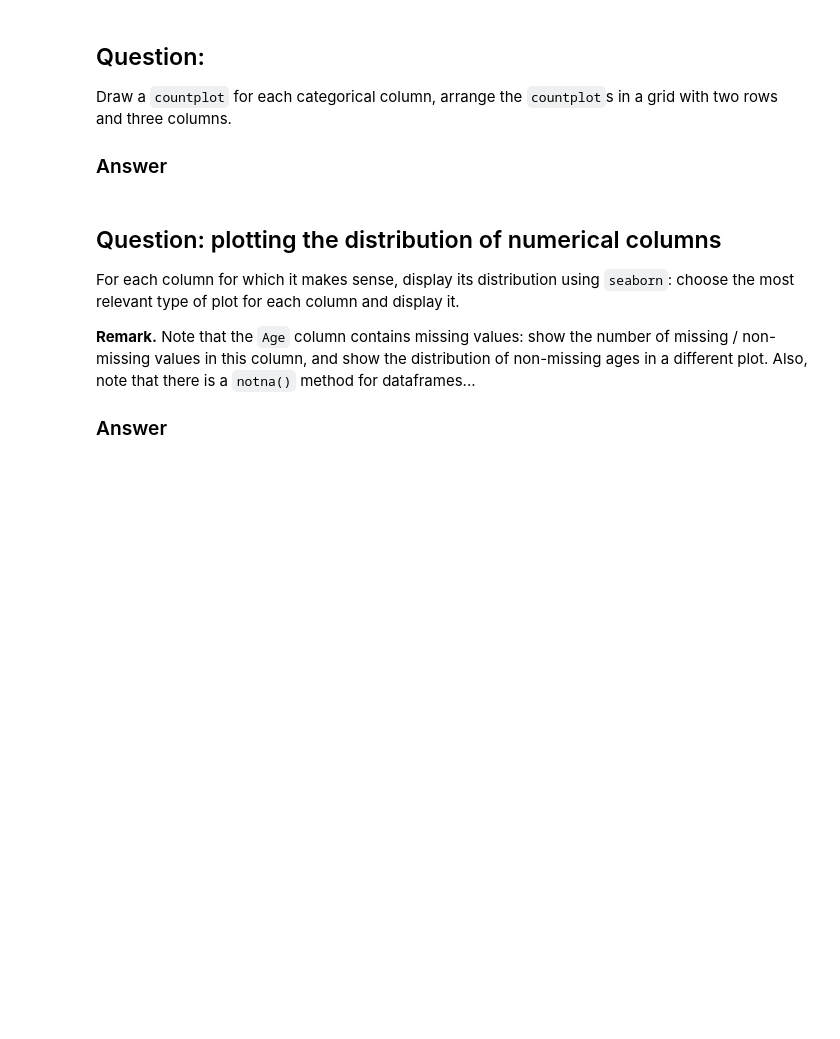
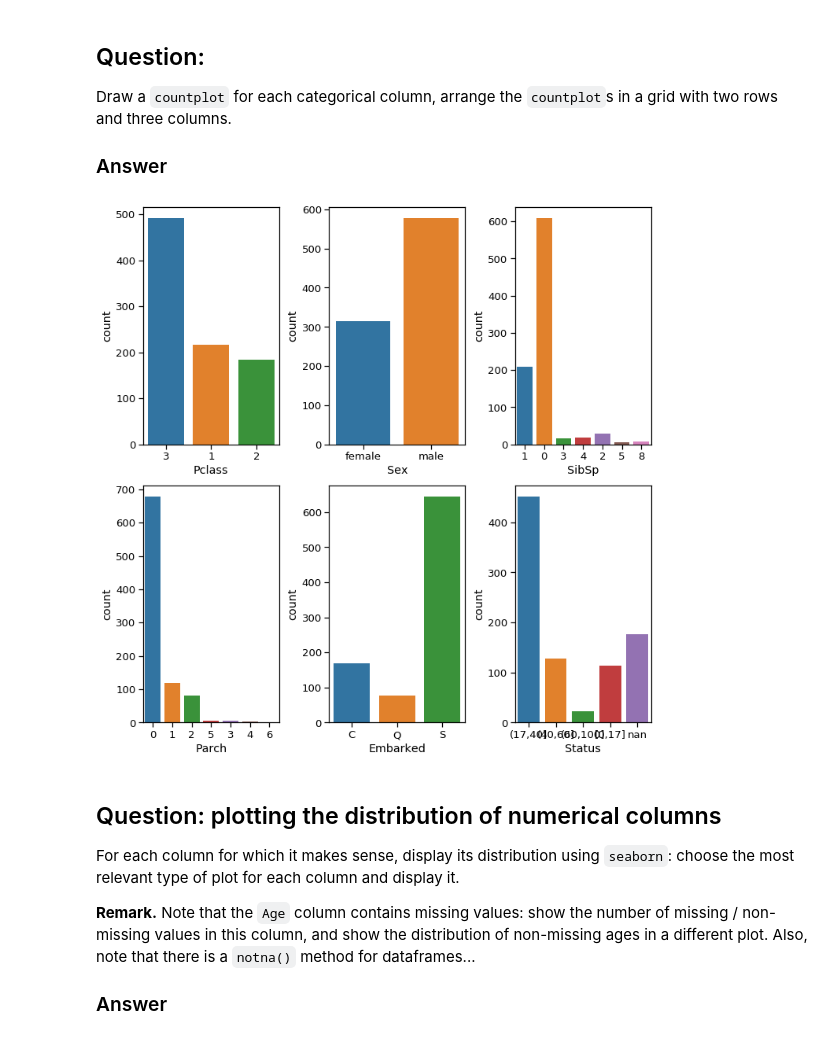
Before and after one commit to idardo97/big_data, a Jupyter notebook: homework01.ipynb, the cells around one changed output. Drawn from its saved outputs; the diff is of its cells as text; code cells hidden in the pictures; blank space fills up the shorter version.

```diff
--- a/homework01.ipynb
+++ b/homework01.ipynb
@@ -40,3 +48,8 @@ the columns and understand what the dataset is about and what it contains.
 Open the dataframe with `pandas`, check the first lines of the dataset
 
 ### Answer
+# %%
+
+import pandas as pd
+train = pd.read_csv("train.csv")
+train.head()
@@ -74,3 +146,7 @@ For each column with non-numerical datatype compute the number of unique values
 in the column.
 
 ### Answer
+# %%
+nn = train.select_dtypes(exclude=np.number)
+for i in nn:
+    print(train[i].unique())
@@ -100,3 +205,16 @@ Attempt to automatically infer better types fails.
 # %% [markdown]
 
 ### Answer
+# %%
+
+train['Survived'] = train['Survived'].astype(bool)
+train[['Name','Ticket','Cabin']] = train[['Name','Ticket','Cabin']].astype('|S100')
+
+train[['Sex', 'Embarked']] = train[['Sex', 'Embarked']].apply(lambda x: x.astype('category'))
+for i in (['Pclass','SibSp','Parch']):
+    train[i] = pd.Categorical(train[i], train[i].unique(),ordered=True)
+
+
+print(train.dtypes)
+print(train['SibSp'].cat.categories)
+train['SibSp'].cat.ordered
@@ -170,3 +341,16 @@ column with bins  `[0,17], (17, 40], (40, 60], (60, 100]`
 (`np.nan` for passengers whose age is unknown).
 
 ### Answer
+# %%
+Status = ''
+
+b3 = train['Status']  = np.where(train['Age']<=100,"(60,100]", np.nan)
+b2 = train['Status']  = np.where(train['Age']<=60,"(40,60]", b3)
+b1 = train['Status']  = np.where(train['Age']<=40,"(17,40]", b2)
+train['Status']  = np.where(train['Age']<=17,"[0,17]",b1)
+
+categoriseur(train,['Status'])
+
+#train.loc[train['Age']==1]
+train.head(n=60)
+#train.describe()
@@ -178,6 +371,15 @@ Draw a `countplot` for each categorical column, arrange the `countplot`s in a gr
 with two rows and three columns.
 
 ### Answer
+# %%
+fig, axes = plt.subplots(nrows=2, ncols=3, figsize=(10, 10))
+columns = train.select_dtypes("category")
+
+for i, colname in enumerate(columns):
+    sns.countplot(colname, data=train, ax=fig.axes[i])
+plt.tight_layout()
+# %% [output]
+[figure, added]
 # %% [markdown]
 
 ## Question: plotting the distribution of numerical columns
```
Also changed, not shown: parts of 15 cells of this notebook.
